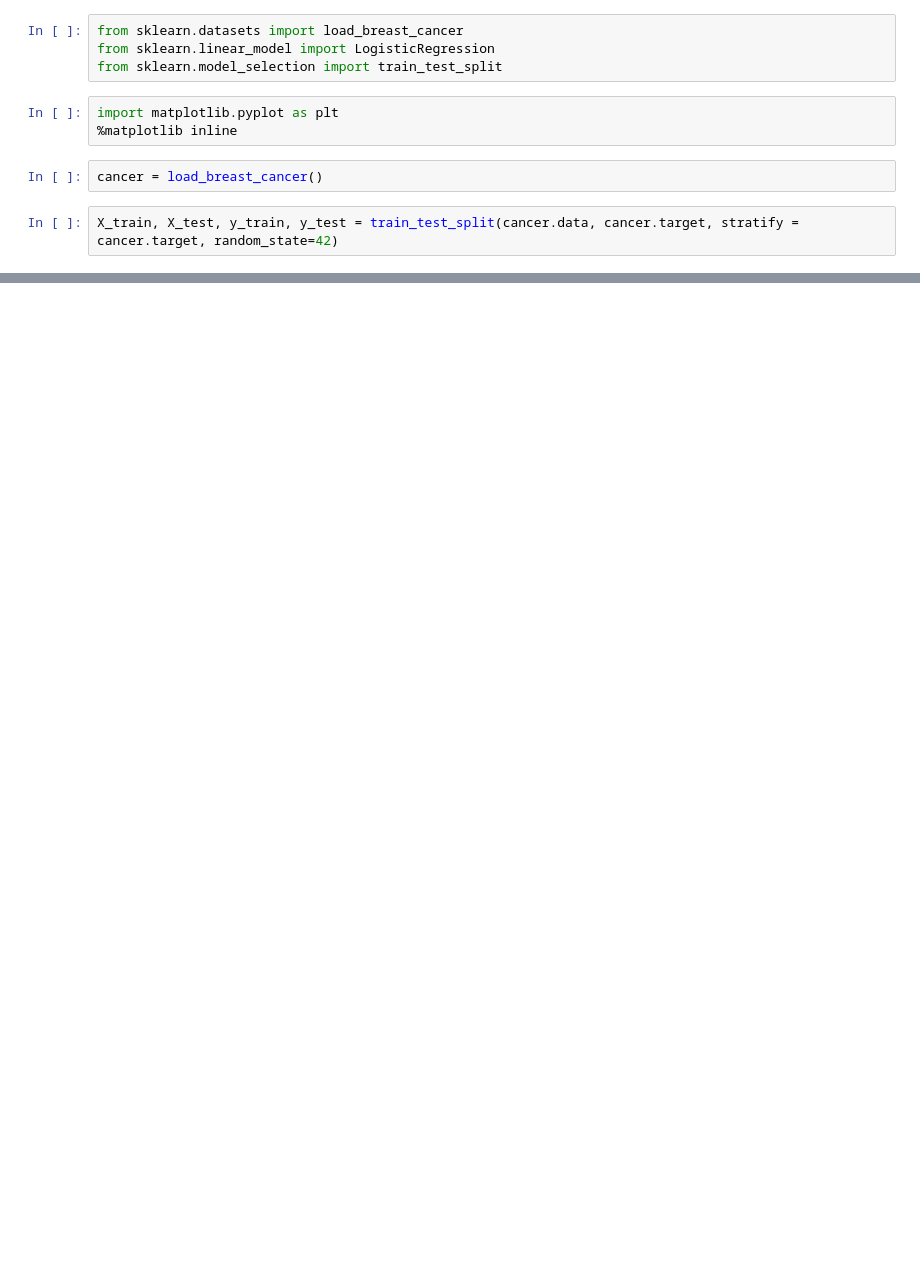
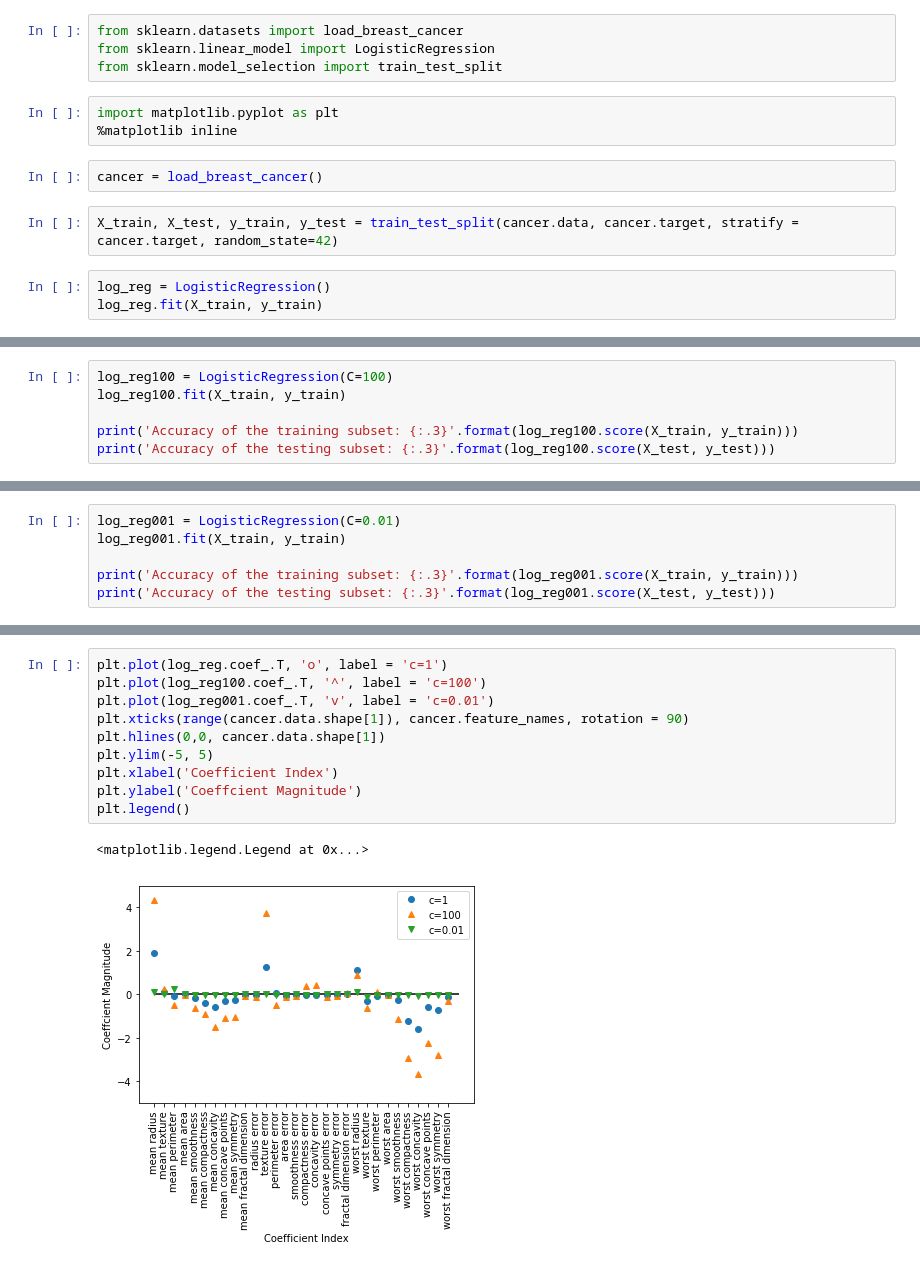
Before and after one commit to franckalain/Machine-learning-Projects, a Jupyter notebook: Scikit Learn/Logistic_Regression.ipynb, the cells around one changed output, grey strips where cells are left out. Saved outputs shown, nothing was run; the diff lists cells and outputs as text; blank space fills up the shorter version.

```diff
--- a/Scikit Learn/Logistic_Regression.ipynb
+++ b/Scikit Learn/Logistic_Regression.ipynb
@@ -26,3 +43,6 @@ import matplotlib.pyplot as plt
 cancer = load_breast_cancer()
 # %%
 X_train, X_test, y_train, y_test = train_test_split(cancer.data, cancer.target, stratify = cancer.target, random_state=42)
+# %%
+log_reg = LogisticRegression()
+log_reg.fit(X_train, y_train)
@@ -28,0 +74,6 @@ X_train, X_test, y_train, y_test = train_test_split(cancer.data, cancer.target,
+# %%
+log_reg100 = LogisticRegression(C=100)
+log_reg100.fit(X_train, y_train)
+
+print('Accuracy of the training subset: {:.3}'.format(log_reg100.score(X_train, y_train)))
+print('Accuracy of the testing subset: {:.3}'.format(log_reg100.score(X_test, y_test)))
@@ -28,0 +83,6 @@ X_train, X_test, y_train, y_test = train_test_split(cancer.data, cancer.target,
+# %%
+log_reg001 = LogisticRegression(C=0.01)
+log_reg001.fit(X_train, y_train)
+
+print('Accuracy of the training subset: {:.3}'.format(log_reg001.score(X_train, y_train)))
+print('Accuracy of the testing subset: {:.3}'.format(log_reg001.score(X_test, y_test)))
@@ -28,0 +130,13 @@ X_train, X_test, y_train, y_test = train_test_split(cancer.data, cancer.target,
+# %%
+plt.plot(log_reg.coef_.T, 'o', label = 'c=1')
+plt.plot(log_reg100.coef_.T, '^', label = 'c=100')
+plt.plot(log_reg001.coef_.T, 'v', label = 'c=0.01')
+plt.xticks(range(cancer.data.shape[1]), cancer.feature_names, rotation = 90)
+plt.hlines(0,0, cancer.data.shape[1])
+plt.ylim(-5, 5)
+plt.xlabel('Coefficient Index')
+plt.ylabel('Coeffcient Magnitude')
+plt.legend()
+# %% [output]
+<matplotlib.legend.Legend at 0x...>
+[figure, added]
```
Also changed, not shown: parts of 11 cells of this notebook.
